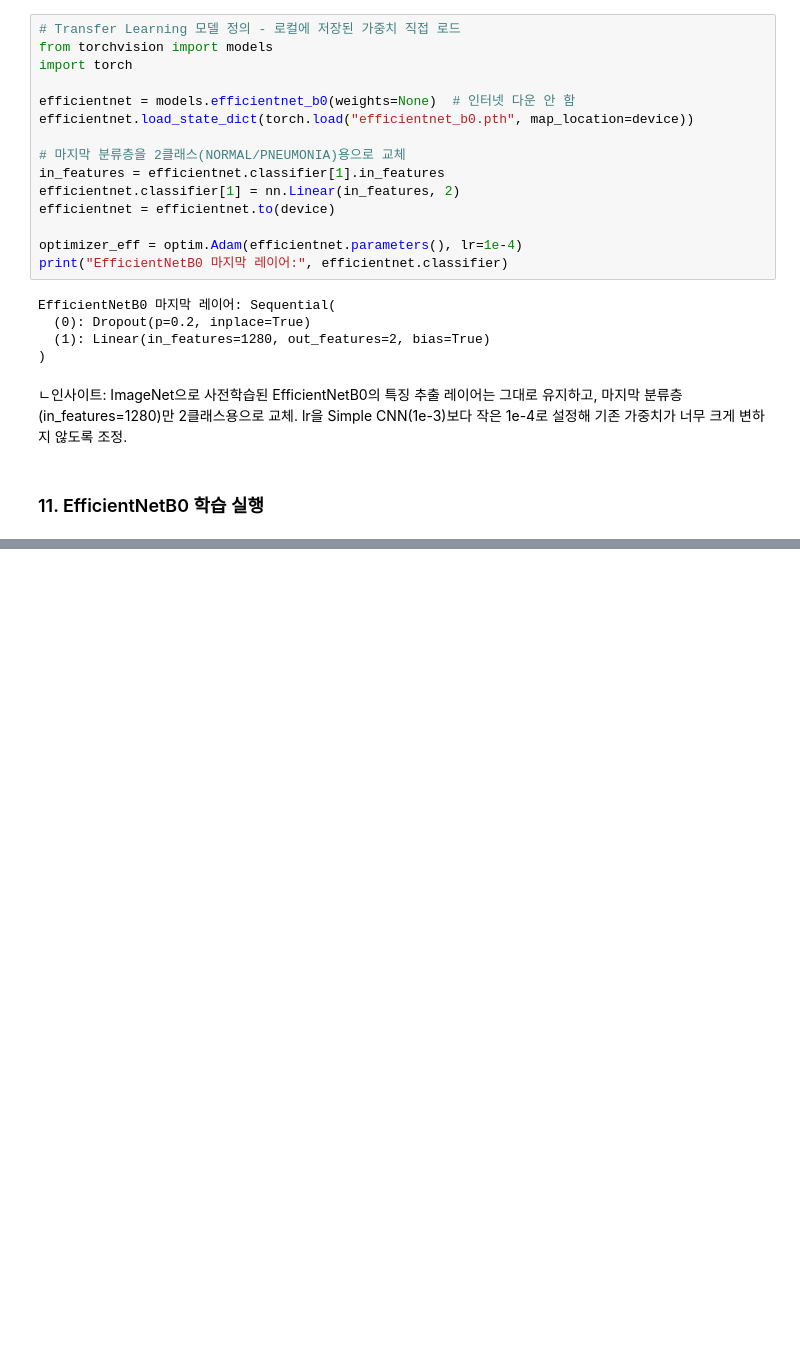
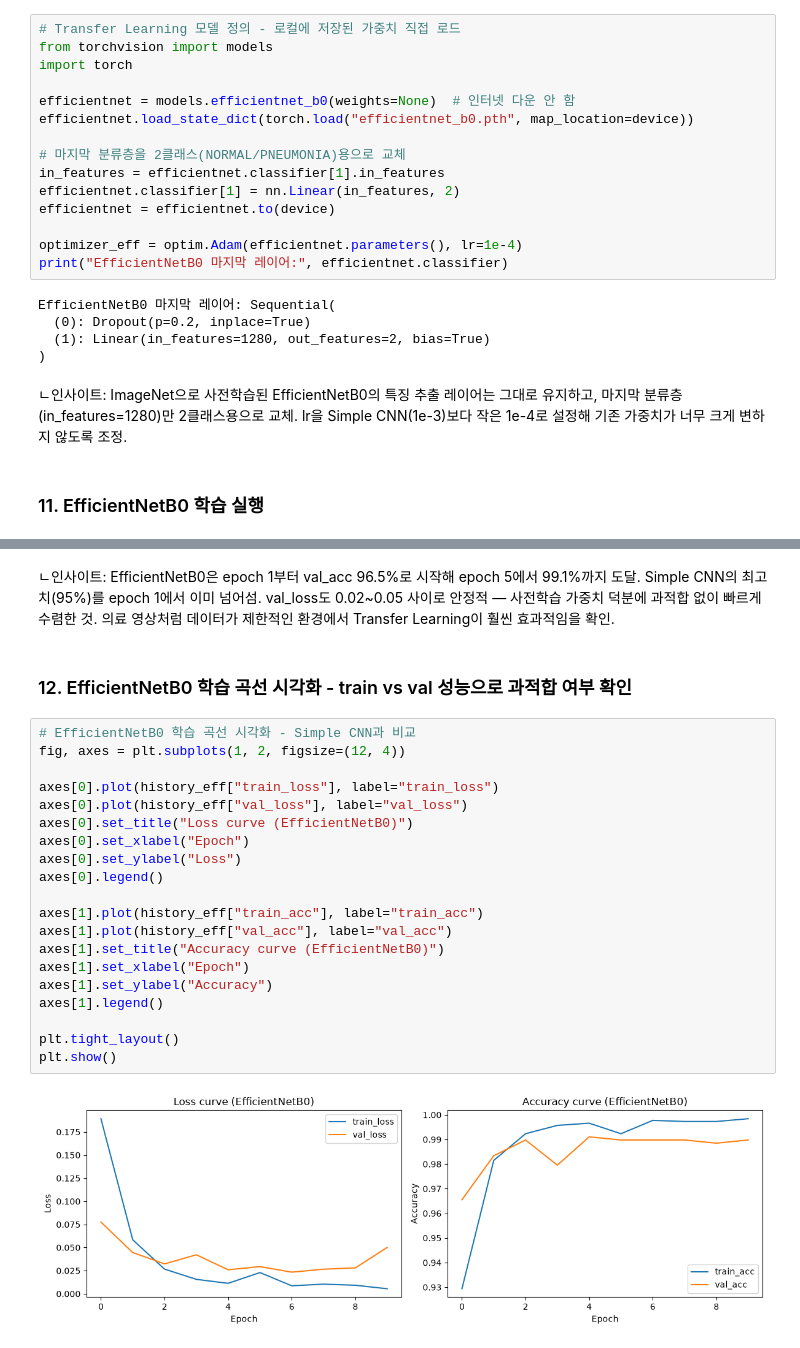
Before and after one commit to dayeon-kaia/chest-x-ray-pneumonia, a Jupyter notebook: eda_modeling.ipynb, the cells around one changed output, grey strips where cells are left out. Drawn from its saved outputs; the diff is of its cells as text; blank space fills up the shorter version.

Commit message:
Add EfficientNetB0 training and model comparison

```diff
--- a/eda_modeling.ipynb
+++ b/eda_modeling.ipynb
@@ -366,0 +371,26 @@ Epoch 6/10 | train_loss: 0.0230 train_acc: 0.9923 | val_loss: 0.0294 val_acc: 0.
+# %% [markdown]
+ㄴ인사이트: EfficientNetB0은 epoch 1부터 val_acc 96.5%로 시작해 epoch 5에서 99.1%까지 도달. Simple CNN의 최고치(95%)를 epoch 1에서 이미 넘어섬. val_loss도 0.02~0.05 사이로 안정적 — 사전학습 가중치 덕분에 과적합 없이 빠르게 수렴한 것. 의료 영상처럼 데이터가 제한적인 환경에서 Transfer Learning이 훨씬 효과적임을 확인.
+# %% [markdown]
+### 12. EfficientNetB0 학습 곡선 시각화 - train vs val 성능으로 과적합 여부 확인
+# %%
+# EfficientNetB0 학습 곡선 시각화 - Simple CNN과 비교
+fig, axes = plt.subplots(1, 2, figsize=(12, 4))
+
+axes[0].plot(history_eff["train_loss"], label="train_loss")
+axes[0].plot(history_eff["val_loss"], label="val_loss")
+axes[0].set_title("Loss curve (EfficientNetB0)")
+axes[0].set_xlabel("Epoch")
+axes[0].set_ylabel("Loss")
+axes[0].legend()
+
+axes[1].plot(history_eff["train_acc"], label="train_acc")
+axes[1].plot(history_eff["val_acc"], label="val_acc")
+axes[1].set_title("Accuracy curve (EfficientNetB0)")
+axes[1].set_xlabel("Epoch")
+axes[1].set_ylabel("Accuracy")
+axes[1].legend()
+
+plt.tight_layout()
+plt.show()
+# %% [output]
+[figure, added]
```
Also changed, not shown: parts of 14 cells of this notebook.
